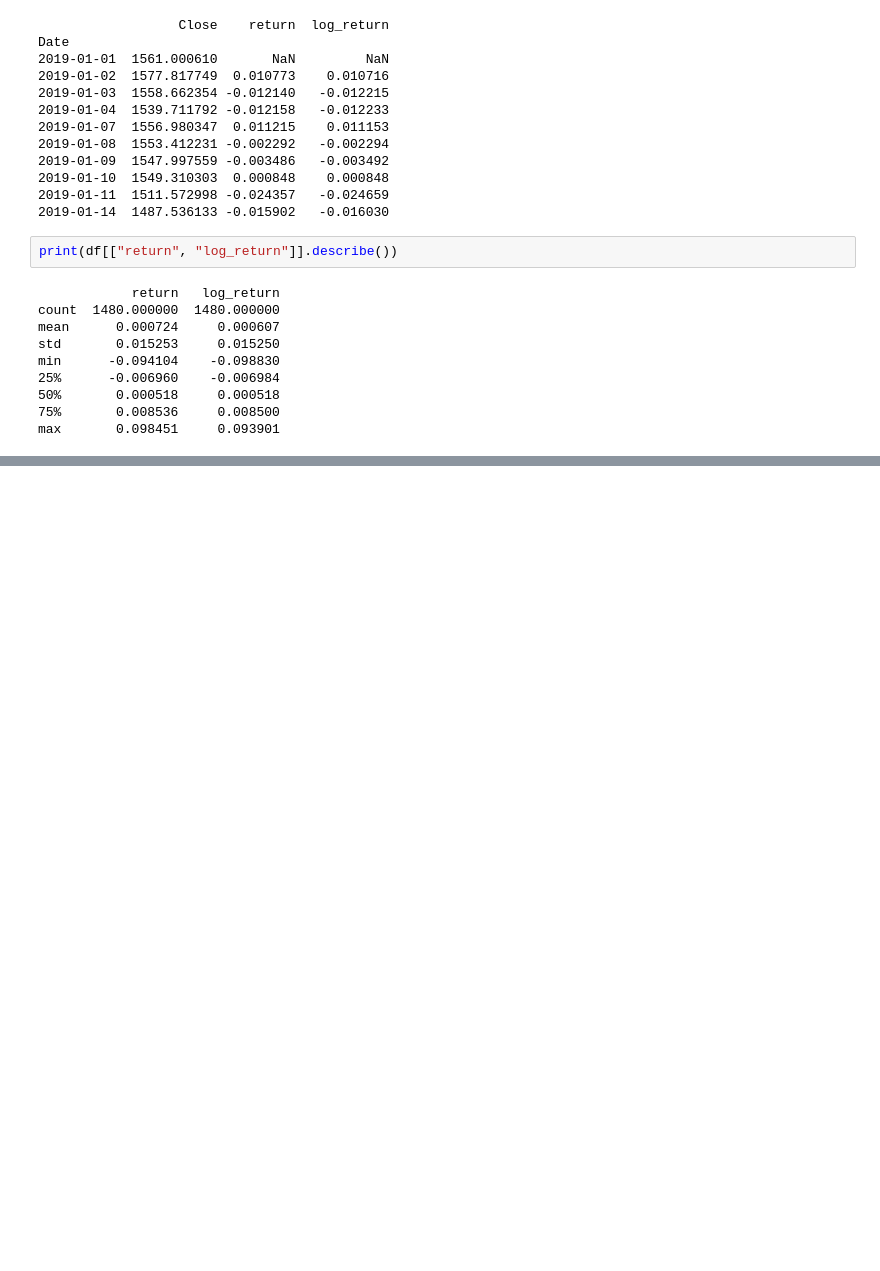
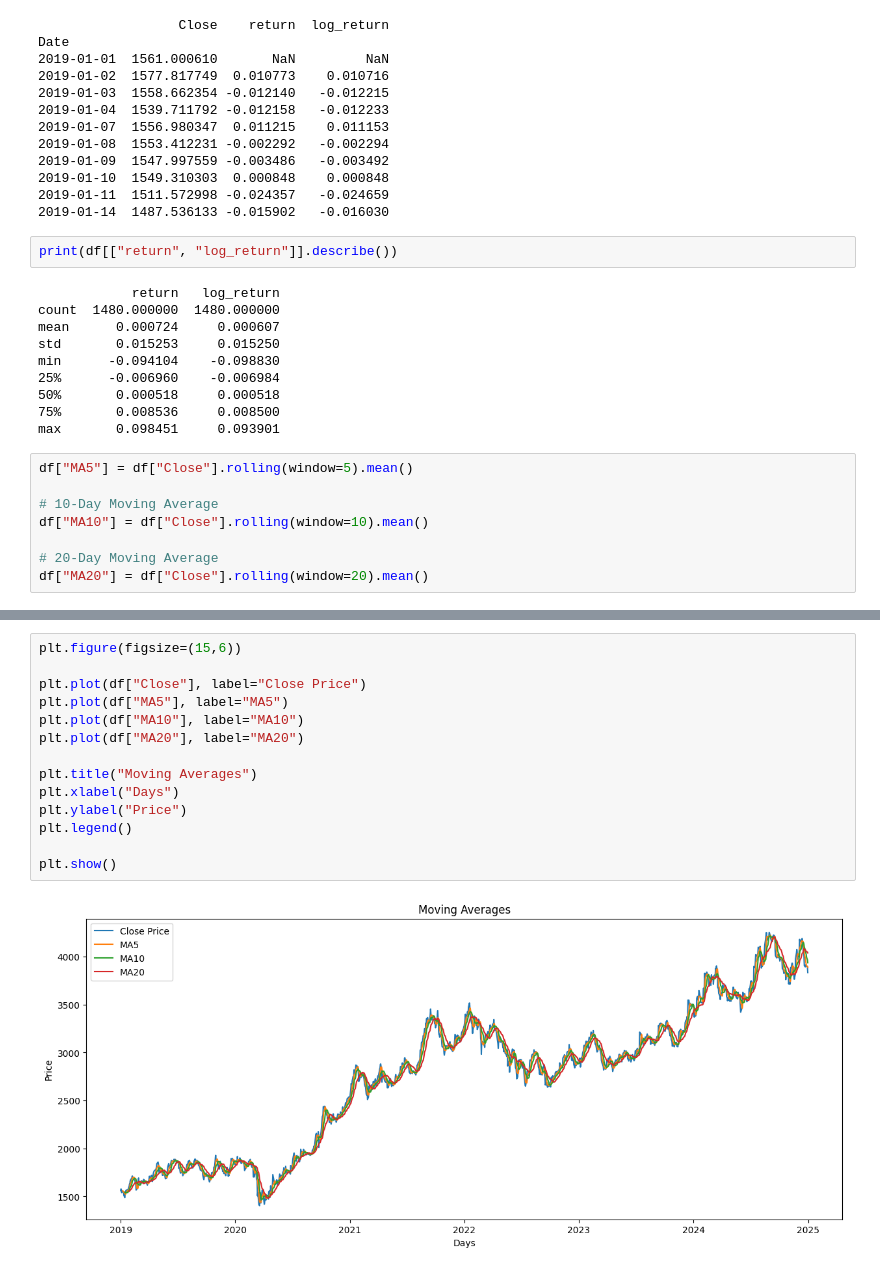
Before and after one commit to adityab-tech/Prism, a Jupyter notebook: W2_Prism.ipynb, the cells around one changed output, grey strips where cells are left out. Saved outputs shown, nothing was run; the diff lists cells and outputs as text; blank space fills up the shorter version.

```diff
--- a/W2_Prism.ipynb
+++ b/W2_Prism.ipynb
@@ -162,3 +162,11 @@ min      -0.094104    -0.098830
 50%       0.000518     0.000518
 75%       0.008536     0.008500
 max       0.098451     0.093901
+# %%
+df["MA5"] = df["Close"].rolling(window=5).mean()
+
+# 10-Day Moving Average
+df["MA10"] = df["Close"].rolling(window=10).mean()
+
+# 20-Day Moving Average
+df["MA20"] = df["Close"].rolling(window=20).mean()
@@ -164,0 +195,16 @@ max       0.098451     0.093901
+# %%
+plt.figure(figsize=(15,6))
+
+plt.plot(df["Close"], label="Close Price")
+plt.plot(df["MA5"], label="MA5")
+plt.plot(df["MA10"], label="MA10")
+plt.plot(df["MA20"], label="MA20")
+
+plt.title("Moving Averages")
+plt.xlabel("Days")
+plt.ylabel("Price")
+plt.legend()
+
+plt.show()
+# %% [output]
+[figure, added]
```
Also changed, not shown: parts of 7 cells of this notebook.
